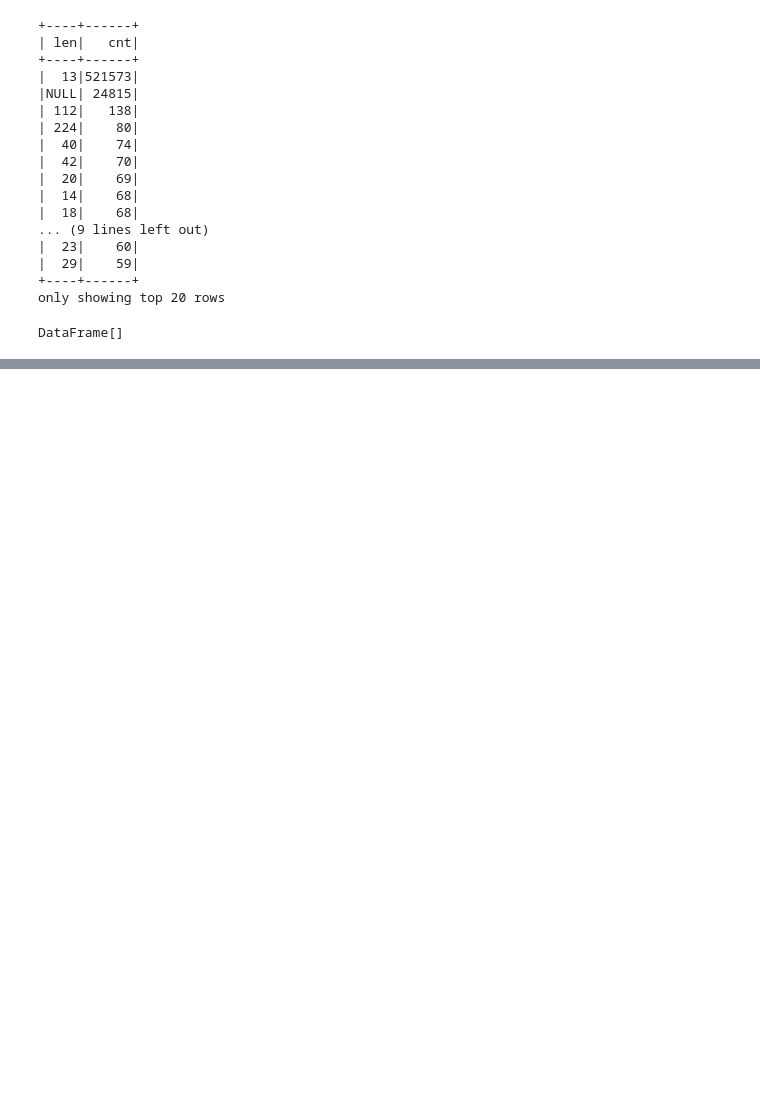
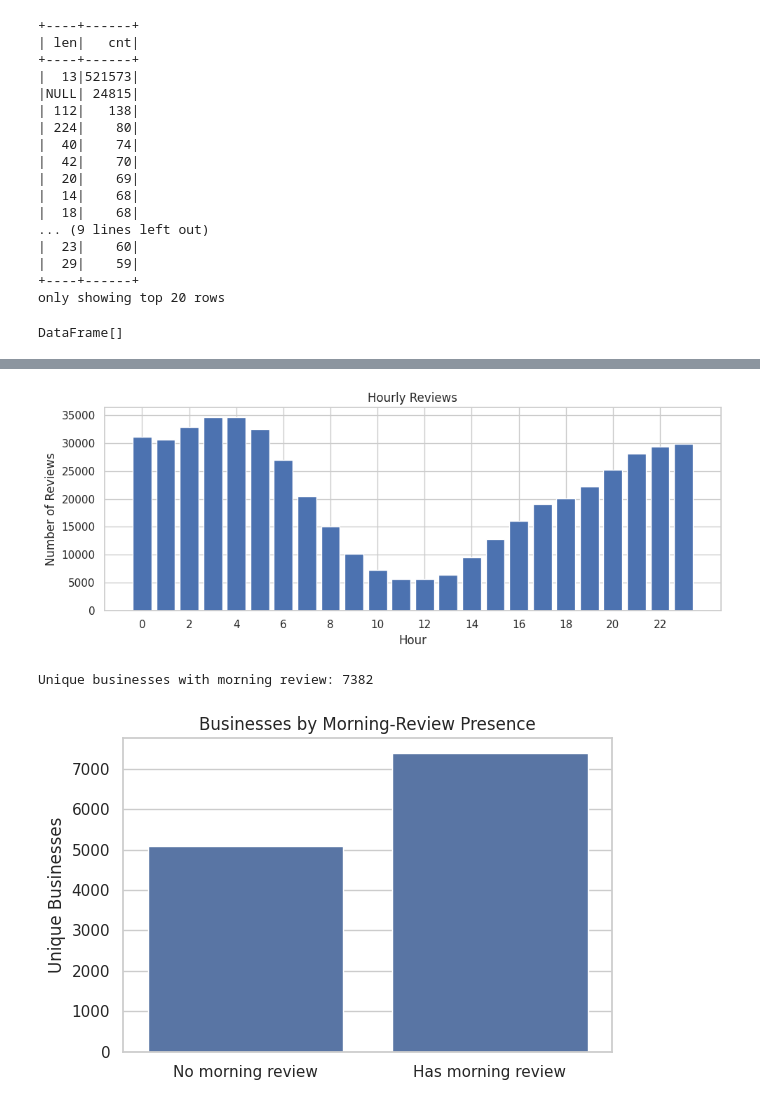
Before and after one commit to PhaniKiranH/sig742-end-term-assessment, a Jupyter notebook: SIT742Task2_Group5.ipynb, the cells around one changed output, grey strips where cells are left out. Cells and saved outputs as stored; diff of their text form; code cells hidden in the pictures; blank space fills up the shorter version.

```diff
--- a/SIT742Task2_Group5.ipynb
+++ b/SIT742Task2_Group5.ipynb
@@ -281,0 +315,12 @@ WHERE newtime IS NULL
+# %%
+import pandas as pd
+
+# convert to pandas
+df = reviews_df.toPandas()
+
+# create new column review_time with information of review time on hours level
+# convert 'time' to numeric, coercing errors to NaN, then fill NaN with 0 before converting to int64
+df["review_time"] = pd.to_datetime(pd.to_numeric(df["time"], errors='coerce').fillna(0).astype("int64"), unit="ms").dt.hour
+
+# print top 5 rows
+df.head()
@@ -281,0 +338,47 @@ WHERE newtime IS NULL
+# %%
+import matplotlib.pyplot as plt
+import seaborn as sns
+
+sns.set_theme(context="notebook", style="whitegrid")
+
+# keep only rows with a valid hour and gmap_id
+rt = pd.to_numeric(df["review_time"], errors="coerce")
+df_rt = df.loc[rt.notna() & df["gmap_id"].notna(), ["gmap_id"]].copy()
+df_rt["review_time"] = rt[rt.notna()].astype(int)
+
+# What time do people usually review?
+hour_counts = df_rt["review_time"].value_counts().sort_index()
+
+plt.figure(figsize=(10, 4))
+plt.bar(hour_counts.index, hour_counts.values)
+plt.title("Hourly Reviews")
+plt.xlabel("Hour")
+plt.ylabel("Number of Reviews")
+plt.xticks(range(0, 24, 2))
+plt.tight_layout()
+plt.show()
+
+# How many businesses are reviewed in the morning time?
+morning_mask = df_rt["review_time"].between(5, 12)
+unique_morning_businesses = df_rt.loc[morning_mask, "gmap_id"].nunique()
+print("Unique businesses with morning review:", unique_morning_businesses)
+
+# build a per-business flag: does this business have any morning review?
+biz_morning = (
+    df_rt.assign(is_morning=morning_mask)
+         .groupby("gmap_id", as_index=False)["is_morning"]
+         .max()
+)
+
+plt.figure(figsize=(6, 4))
+ax = sns.countplot(data=biz_morning, x="is_morning")
+ax.set_title("Businesses by Morning-Review Presence")
+ax.set_xlabel("")
+ax.set_xticklabels(["No morning review", "Has morning review"])
+ax.set_ylabel("Unique Businesses")
+plt.tight_layout()
+plt.show()
+# %% [output]
+[figure, added]
+Unique businesses with morning review: 7382
+[figure, added]
```
Also changed, not shown: parts of 13 cells of this notebook.
